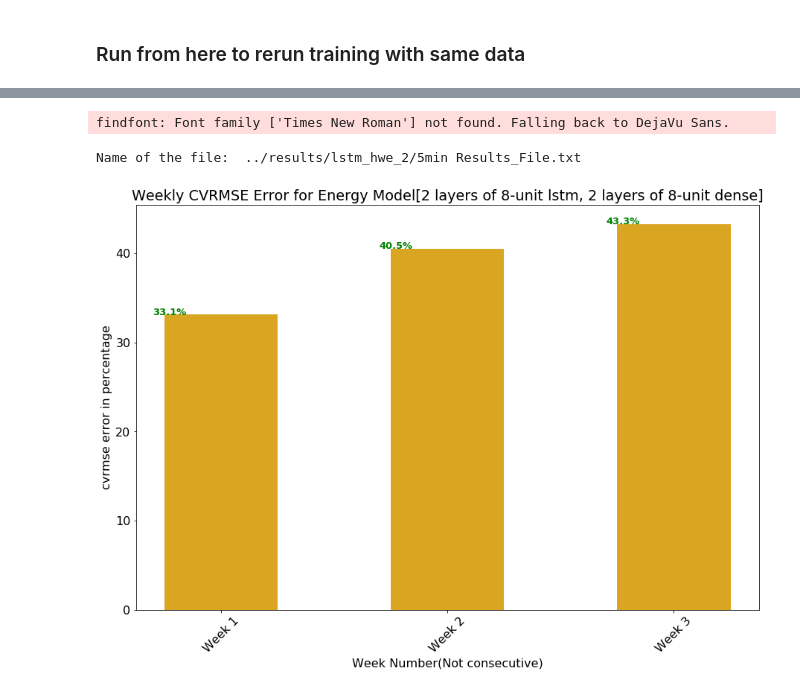
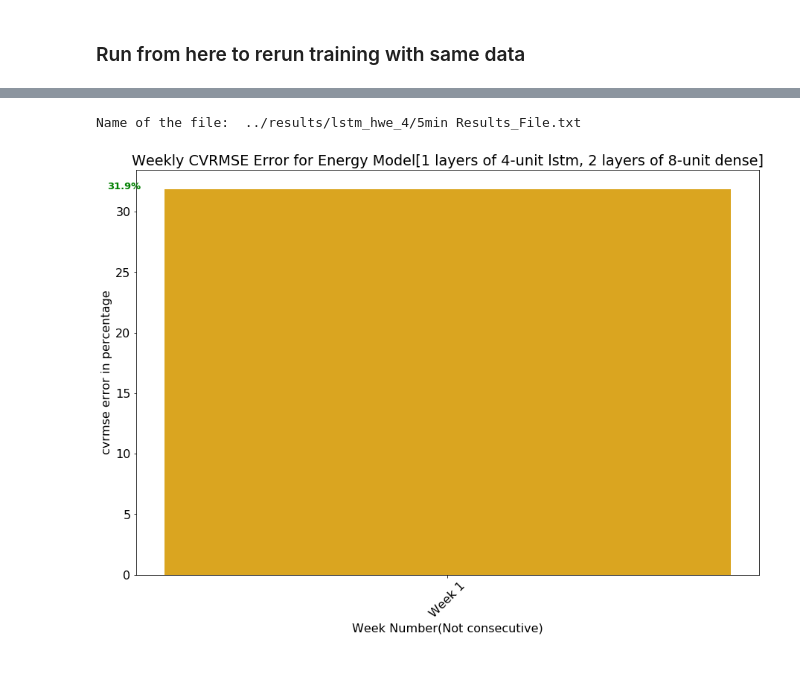
Before and after one commit to AvisekNaug/CDC2020, a Jupyter notebook: notebooks/AHU Energy Training.ipynb, the cells around one changed output, grey strips where cells are left out. Cells and saved outputs as stored; diff of their text form; code cells hidden in the pictures.

Commit message:
current results on hwe and cwe seem good

```diff
--- a/notebooks/AHU Energy Training.ipynb
+++ b/notebooks/AHU Energy Training.ipynb
@@ -500,7 +426,8 @@ for weekdata in dflist:  # [:40]:
         scaling=True,
         feature_range=(0,1),
         reshaping=True,
-        lag=-1
+        lag=-1,
+        split=0.85
     )
     weeklist.append({
         'X_train':X_train,
@@ -508,3 +435,5 @@ for weekdata in dflist:  # [:40]:
         'X_test': X_test,
         'y_test': y_test,
     })
+
+print('Length of weeklist: {}'.format(len(weeklist)))
@@ -510,0 +444,26 @@ for weekdata in dflist:  # [:40]:
+# %%
+from pandas import concat
+def quickmerge(df1,df2):
+    return concat([df1,df2])
+
+# create list of training, testing arrays
+weeklist = []
+for weekid in range(len(dflist)-1):  # [:40]:
+    X_train, X_test, y_train, y_test, X_scaler, y_scaler = dp.df2arrays(
+        quickmerge(dflist[weekid],dflist[weekid+1]),
+        predictorcols=['oat','orh', 'sat', 'ghi', 'hw_sf', 'hw_st'],
+        outputcols=['hwe'],
+        scaling=True,
+        feature_range=(0,1),
+        reshaping=True,
+        lag=-1,
+        split=0.75
+    )
+    weeklist.append({
+        'X_train':X_train,
+        'y_train': y_train,
+        'X_test': X_test,
+        'y_test': y_test,
+    })
+
+print('Length of weeklist: {}'.format(len(weeklist)))
@@ -520,8 +481,8 @@ name: y_test, value: (504, 1, 1)
 # %% [markdown]
 ### Run from here to rerun training with same data
 # %%
-path = '../results/lstm_hwe_2/'
-!rm -rf ../results/lstm_hwe_2
+path = '../results/lstm_hwe_4/'
+!rm -rf ../results/lstm_hwe_4
 # %%
 # create the results directory
 try:
@@ -548,11 +503,11 @@ WARNING:tensorflow:From /data/nauga/SmartBuildings/venvs/sbvenv1/lib/python3.6/s
 # %%
 config = {
     'weeklist': weeklist,
-    'lstm_hidden_units': 8,
-    'lstm_no_layers': 2,
+    'lstm_hidden_units': 4,
+    'lstm_no_layers': 1,
     'dense_hidden_units':8,
     'dense_no_layers': 2,
-    'train_epochs':2000
+    'train_epochs':3000
 }
 
 modeldesigndone = False
@@ -588,7 +543,7 @@ for weekno, weekdata in enumerate(tqdm(config['weeklist'])):
         # creating early stopping and learning reate changing callbacks
         model.model_callbacks()
 
-        modeldesigndone = True
+        # modeldesigndone = True
 
     # train the model
     history = model.train_model(X_train, y_train, X_test, y_test, epochs=config['train_epochs'],
@@ -672,34 +591,33 @@ lines = fo.readlines()
 parse_format = 'Week No:{}-Time Step {}: {} RMSE={} |{} CVRMSE={} |{} MAE={}'
 stats = {
     'Train':{'rmse': [], 'cvrmse' : [], 'mae' : []},
     'Test':{'rmse': [], 'cvrmse' : [], 'mae' : []}
 }
 for line in lines:
     p = parse.parse(parse_format,line)
     stats[p[2]]['rmse'].append(float(p[3]))
     stats[p[4]]['cvrmse'].append(float(p[5]))
     stats[p[6]]['mae'].append(float(p[7]))
 
 fo.close()
 
 # from dataprocess import plotutils as pu
 plot_args = dict(
     bars = stats['Train']['cvrmse'],
     color = 'goldenrod',
     bar_label = 'cvrmse',
     saveloc = path,
-    smoothcurve = False,
+    smoothcurve = True,
     bar_annotate = True,
     saveplot = True,
     xlabel = 'Week Number(Not consecutive)',
     ylabel = 'cvrmse error in percentage',
     title = 'Weekly CVRMSE Error for Energy Model[{} layers of {}-unit lstm, {} layers of {}-unit dense]'.format(config['lstm_no_layers'],config['lstm_hidden_units'], config['dense_no_layers'],config['dense_hidden_units']),
     xticktype = 'Week '
 )
 pu.single_bar_plot(
     **plot_args
 )
 # %% [output]
-findfont: Font family ['Times New Roman'] not found. Falling back to DejaVu Sans.
+Name of the file:  ../results/lstm_hwe_4/5min Results_File.txt
-Name of the file:  ../results/lstm_hwe_2/5min Results_File.txt
-[figure, old version]
+[figure, new version]
```
Also changed, not shown: parts of 25 cells of this notebook.
